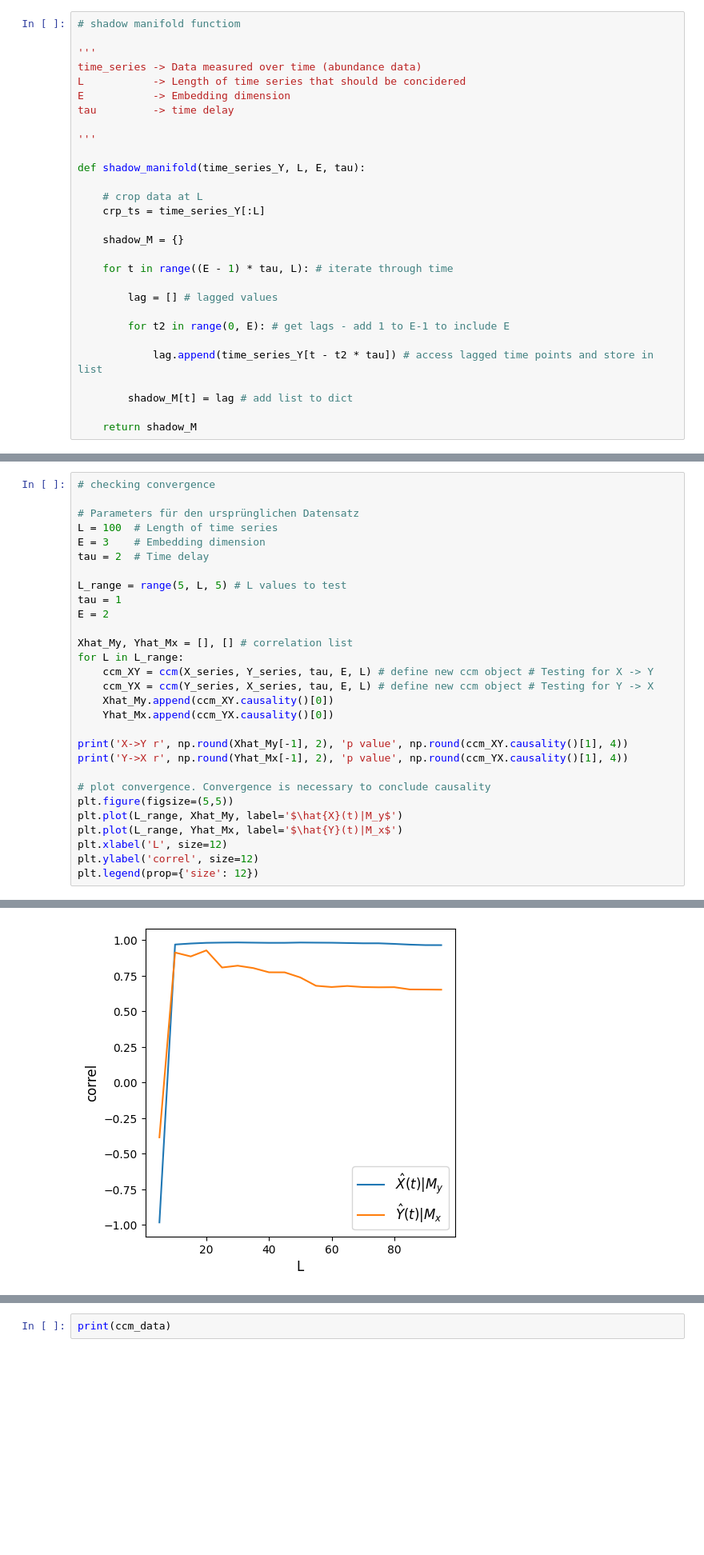
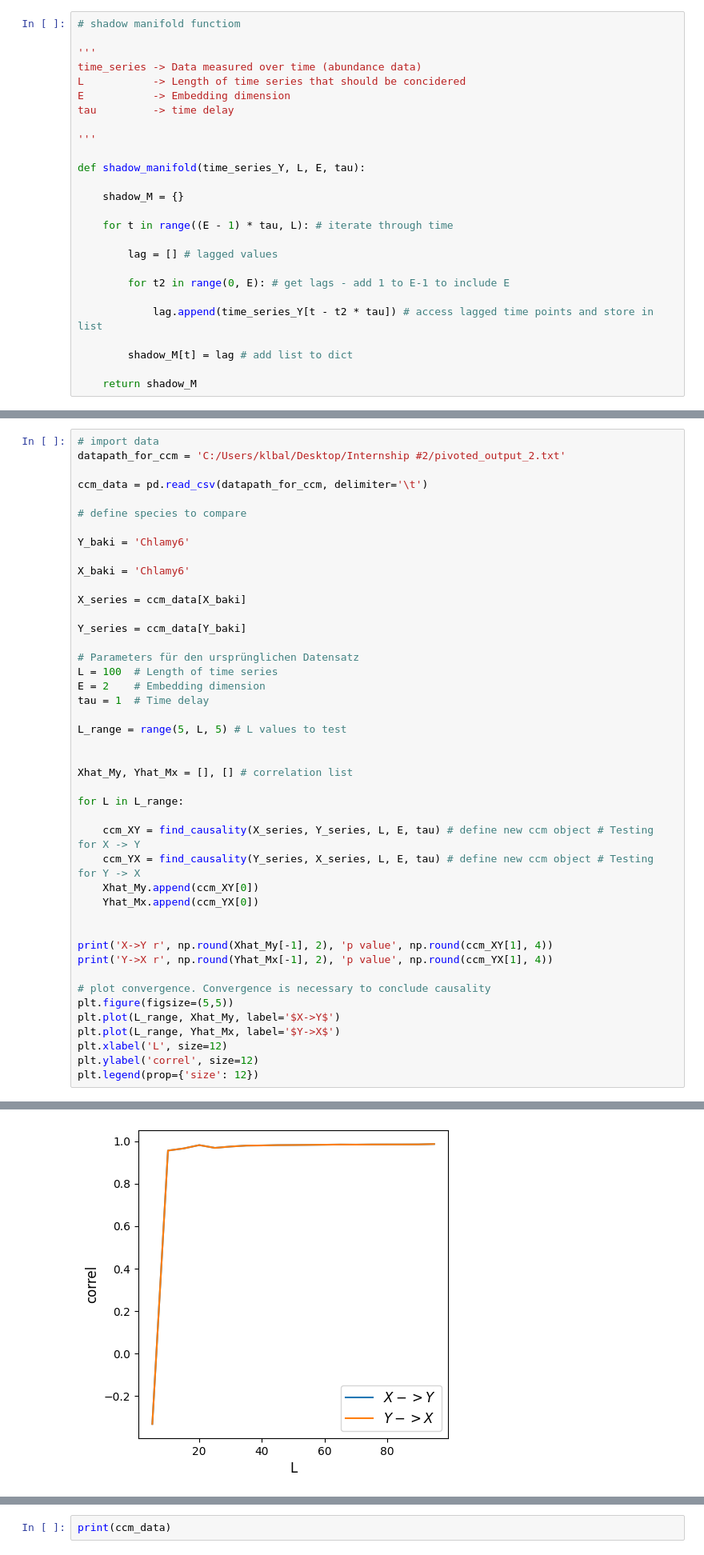
Before and after one commit to chaseU2/UnveilingBacterialDynamics, a Jupyter notebook: Own CCM.ipynb, the cells around one changed output, grey strips where cells are left out. Shown at 80% size. Saved outputs shown, nothing was run; the diff lists cells and outputs as text; blank space fills up the shorter version.

```diff
--- a/Own CCM.ipynb
+++ b/Own CCM.ipynb
@@ -22,9 +20,6 @@ tau         -> time delay
 '''
 
 def shadow_manifold(time_series_Y, L, E, tau):
-
-    # crop data at L
-    crp_ts = time_series_Y[:L]
 
     shadow_M = {}
 
@@ -151,29 +129,44 @@ Y_series = ccm_data[Y_baki]
 # %%
-# checking convergence
+# import data
+datapath_for_ccm = 'C:/Users/klbal/Desktop/Internship #2/pivoted_output_2.txt'
+
+ccm_data = pd.read_csv(datapath_for_ccm, delimiter='\t')
+
+# define species to compare
+
+Y_baki = 'Chlamy6'
+
+X_baki = 'Chlamy6'
+
+X_series = ccm_data[X_baki]
+
+Y_series = ccm_data[Y_baki]
 
 # Parameters für den ursprünglichen Datensatz
 L = 100  # Length of time series
-E = 3    # Embedding dimension
-tau = 2  # Time delay
+E = 2    # Embedding dimension
+tau = 1  # Time delay
 
 L_range = range(5, L, 5) # L values to test
-tau = 1
-E = 2
+
 
 Xhat_My, Yhat_Mx = [], [] # correlation list
+
 for L in L_range:
-    ccm_XY = ccm(X_series, Y_series, tau, E, L) # define new ccm object # Testing for X -> Y
-    ccm_YX = ccm(Y_series, X_series, tau, E, L) # define new ccm object # Testing for Y -> X
-    Xhat_My.append(ccm_XY.causality()[0])
-    Yhat_Mx.append(ccm_YX.causality()[0])
 
-print('X->Y r', np.round(Xhat_My[-1], 2), 'p value', np.round(ccm_XY.causality()[1], 4))
-print('Y->X r', np.round(Yhat_Mx[-1], 2), 'p value', np.round(ccm_YX.causality()[1], 4))
+    ccm_XY = find_causality(X_series, Y_series, L, E, tau) # define new ccm object # Testing for X -> Y
+    ccm_YX = find_causality(Y_series, X_series, L, E, tau) # define new ccm object # Testing for Y -> X
+    Xhat_My.append(ccm_XY[0])
+    Yhat_Mx.append(ccm_YX[0])
+
+
+print('X->Y r', np.round(Xhat_My[-1], 2), 'p value', np.round(ccm_XY[1], 4))
+print('Y->X r', np.round(Yhat_Mx[-1], 2), 'p value', np.round(ccm_YX[1], 4))
 
 # plot convergence. Convergence is necessary to conclude causality
 plt.figure(figsize=(5,5))
-plt.plot(L_range, Xhat_My, label='$\hat{X}(t)|M_y$')
-plt.plot(L_range, Yhat_Mx, label='$\hat{Y}(t)|M_x$')
+plt.plot(L_range, Xhat_My, label='$X->Y$')
+plt.plot(L_range, Yhat_Mx, label='$Y->X$')
 plt.xlabel('L', size=12)
 plt.ylabel('correl', size=12)
 plt.legend(prop={'size': 12})
@@ -183,2 +176,2 @@ Y->X r 0.65 p value 0.0
 <matplotlib.legend.Legend at 0x...>
-[figure, old version]
+[figure, new version]
```
Also changed, not shown: parts of 19 cells of this notebook, 2 other files.
